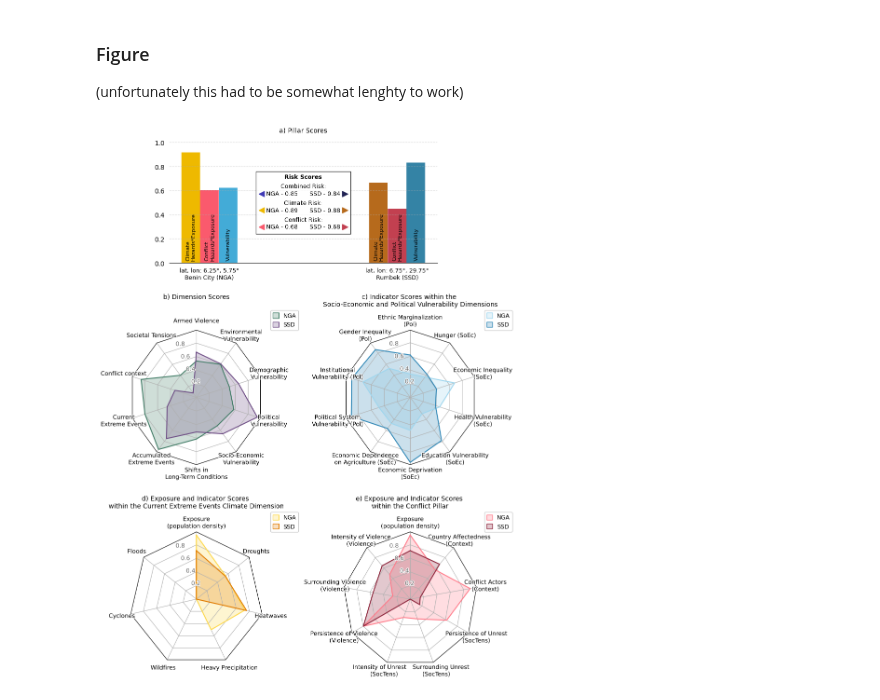
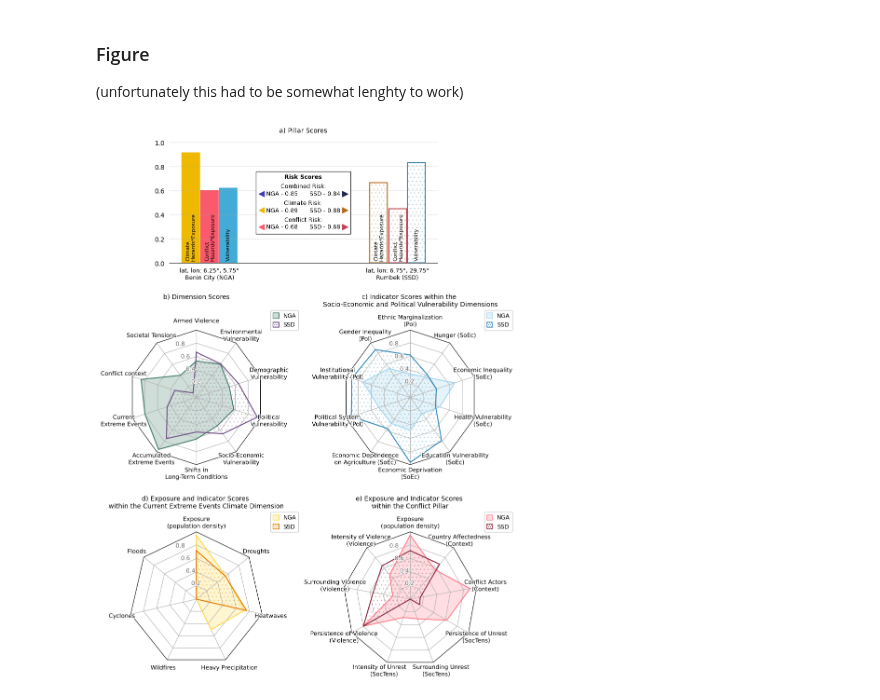
Before and after one commit to ccew-unibw/ccvi-data, a Jupyter notebook: paper/ccvi_paper_analysis.ipynb, the cells around one changed output. Saved outputs shown, nothing was run; the diff lists cells and outputs as text; code cells hidden in the pictures.

```diff
--- a/paper/ccvi_paper_analysis.ipynb
+++ b/paper/ccvi_paper_analysis.ipynb
@@ -614,11 +660,11 @@ def radar_chart(ax, theta, indicators, labels, color_nga, color_ssd, facecolor_a
     ax.set_axisbelow('line')  # grid between fills and lines
     FILL_Z, LINE_Z = 0.1, 2.0
 
-    ax.fill(theta, nga_highest[indicators], facecolor=color_nga, alpha=0.25,
+    ax.fill(theta, nga_highest[indicators], facecolor=color_nga, alpha=facecolor_alpha,
             label='_nolegend_', zorder=FILL_Z)
     ax.plot(theta, nga_highest[indicators], color=color_nga, zorder=LINE_Z)
-    ax.fill(theta, ssd_highest[indicators], facecolor=color_ssd, alpha=0.25,
-            label='_nolegend_', zorder=FILL_Z)
+    ax.fill(theta, ssd_highest[indicators], edgecolor=color_ssd, facecolor="None", alpha=facecolor_alpha,
+            label='_nolegend_', zorder=FILL_Z, hatch="..")
     ax.plot(theta, ssd_highest[indicators], color=color_ssd, zorder=LINE_Z)
 
     ax.set_rgrids([0.2, 0.4, 0.6, 0.8], path_effects=halo, color="dimgrey", fontsize=label_size)
@@ -628,7 +674,7 @@ def radar_chart(ax, theta, indicators, labels, color_nga, color_ssd, facecolor_a
     facecolor_ssd = list(mcolors.to_rgba(color_ssd))[:3] + [facecolor_alpha]
     handles = [
         Patch(edgecolor=color_nga, facecolor=tuple(facecolor_nga), label="NGA"),
-        Patch(edgecolor=color_ssd,  facecolor=tuple(facecolor_ssd), label="SSD")
+        Patch(edgecolor=color_ssd,  facecolor="None", label="SSD", hatch="....")
     ]
     ax.legend(handles=handles, handleheight=1, handlelength=1, labelspacing=0.5,
               fontsize=label_size, loc=(1.05, 1.0), framealpha=.95)
@@ -642,7 +688,8 @@ ax1 = fig.add_subplot(3,2,(1,2))
 bars = np.arange(.5, 2, .5)
 pillars = ["CLI", "CON", "VUL"]
 nga = ax1.bar(bars, nga_highest[pillars], width=.49, color=[color_cli1, color_con1, color_vul1])
-ssd = ax1.bar(bars+5, ssd_highest[pillars], width=.49, color=[color_cli2, color_con2, color_vul2])
+ax1.bar(bars+5, ssd_highest[pillars], width=.47, edgecolor=[color_cli2, color_con2, color_vul2], facecolor="None", linewidth=1.5, hatch="..", alpha=.25)
+ssd = ax1.bar(bars+5, ssd_highest[pillars], width=.47, edgecolor=[color_cli2, color_con2, color_vul2], facecolor="None", linewidth=1.5,)
 ax1.set_xticks([1, 6], labels=locations, size=label_size)#, rotation=45, ha="right", rotation_mode="anchor")
 bar_labels = ["Climate\nHazards*Exposure", "Conflict\nHazards*Exposure", "Vulnerability"]
 for i, bar in enumerate(nga):
@@ -810,31 +857,31 @@ conflict_indicators = [
 ]
 conflict_labels = [
     'Exposure\n(population density)',
     'Intensity of Violence\n(Violence)',
     'Surrounding Violence\n(Violence)',
     'Persistence of Violence\n(Violence)',
     'Intensity of Unrest     \n(SocTens)',
     '     Surrounding Unrest\n(SocTens)',
     'Persistence of Unrest\n(SocTens)',
     'Conflict Actors\n(Context)',
     'Country Affectedness\n(Context)'
 ]
 theta = radar_factory(len(conflict_indicators), frame='polygon')
 ax5 = fig.add_subplot(326, projection = "radar")
 ax5 = radar_chart(
     ax = ax5,
     theta=theta,
     indicators = conflict_indicators,
     labels = conflict_labels,
     color_nga = mpl.colormaps["conflict"]([.4]),
     color_ssd = mpl.colormaps["conflict"]([1.0])
 )
 ax5.set_title("e) Exposure and Indicator Scores \nwithin the Conflict Pillar", size=title_size, y=1.15)
 
 plt.subplots_adjust(hspace=0.5, wspace=0.45)
 pos = ax1.get_position()
 ax1.set_position((pos.x0 +.1, pos.y0, pos.width-.2, pos.height-.02))
 plt.savefig("paper/figures/figure3-risk-profiles.png", dpi=300, bbox_inches="tight")
 plt.show()
 # %% [output]
-[figure, old version]
+[figure, new version]
```
Also changed, not shown: parts of 5 cells of this notebook, 3 other files.
